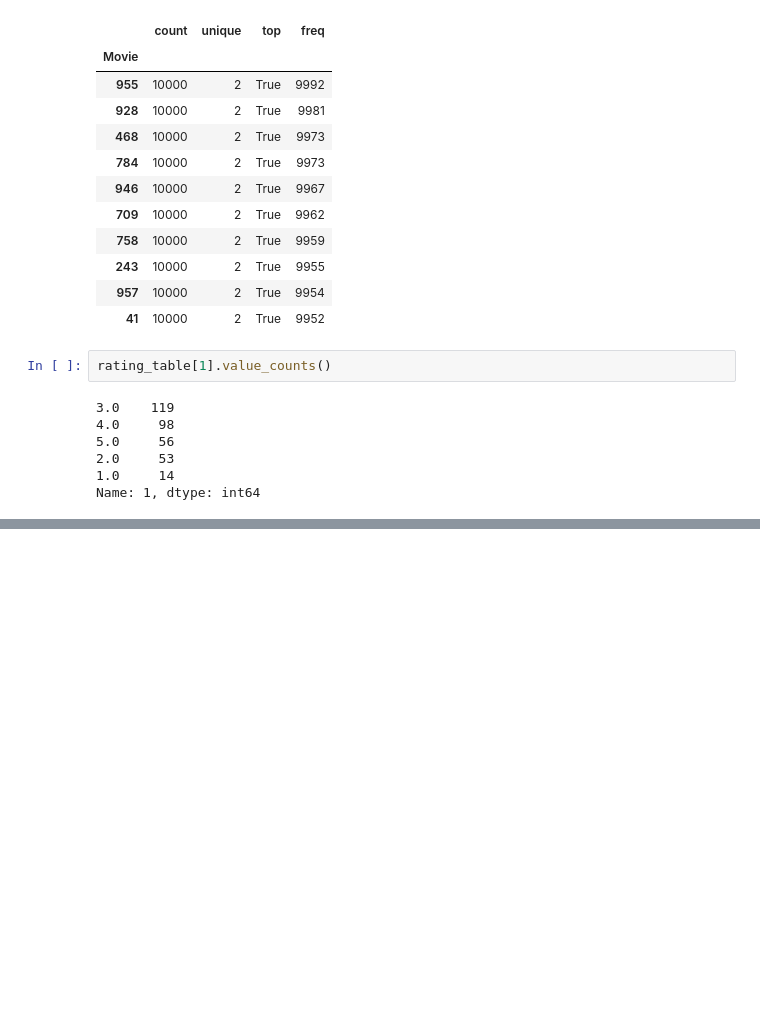
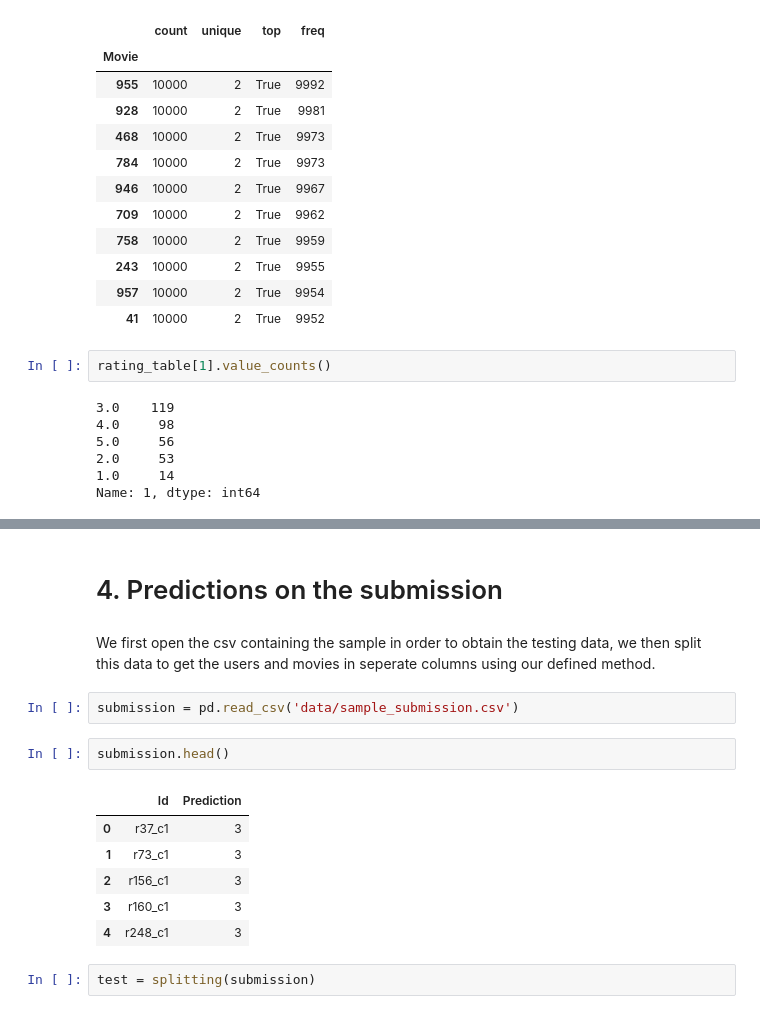
Before and after one commit to aelamran/Project2-recommendation, a Jupyter notebook: PJ2_ML_QEFTAB.ipynb, the cells around one changed output, grey strips where cells are left out. Cells and saved outputs as stored; diff of their text form; blank space fills up the shorter version.

```diff
--- a/PJ2_ML_QEFTAB.ipynb
+++ b/PJ2_ML_QEFTAB.ipynb
@@ -169,0 +251,17 @@ Name: 1, dtype: int64
+# %% [markdown]
+# 4. Predictions on the submission
+# %% [markdown]
+We first open the csv containing the sample in order to obtain the testing data, we then split this data to get the users and movies in seperate columns using our defined method.
+# %%
+submission = pd.read_csv('data/sample_submission.csv')
+# %%
+submission.head()
+# %% [output]
+|  | Id | Prediction |
+| 0 | r37_c1 | 3 |
+| 1 | r73_c1 | 3 |
+| 2 | r156_c1 | 3 |
+| 3 | r160_c1 | 3 |
+| 4 | r248_c1 | 3 |
+# %%
+test = splitting(submission)
```
Also changed, not shown: parts of 19 cells of this notebook, 2 other files.
